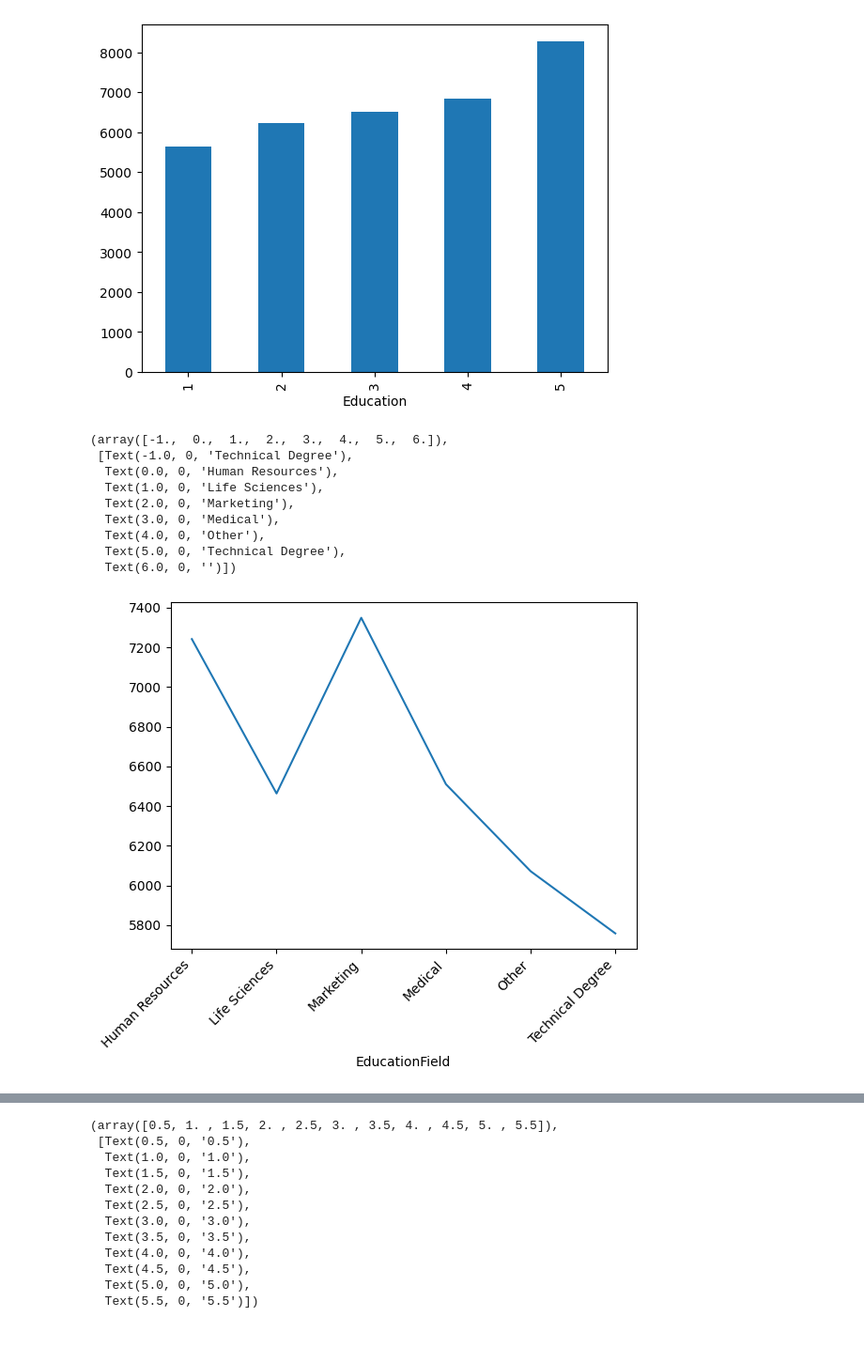
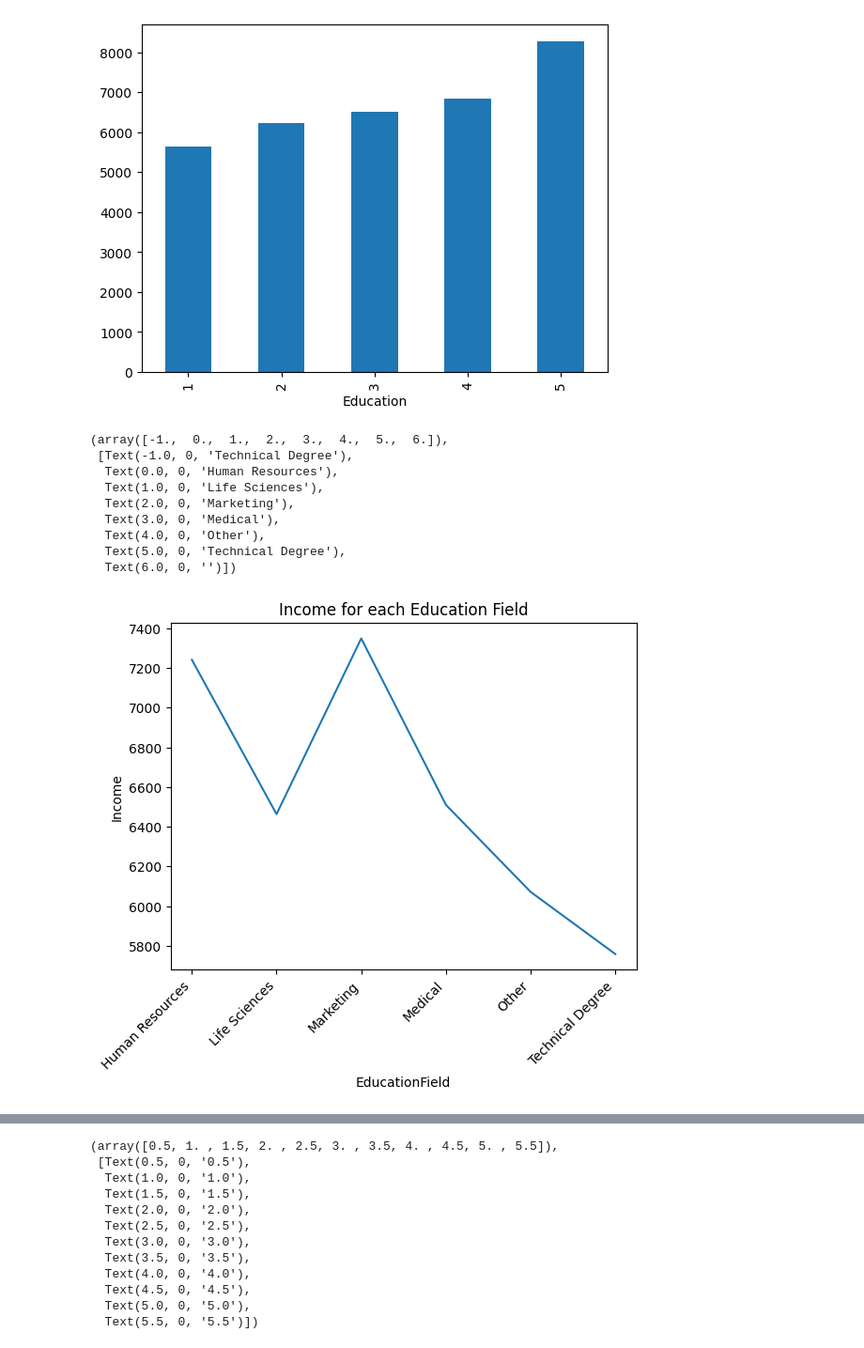
Before and after one commit to remiljw/Capstone-Employee-Churn, a Jupyter notebook: EDA/CAPSTONE.ipynb, the cells around one changed output, grey strips where cells are left out. Shown at 94% size. Saved outputs shown, nothing was run; the diff lists cells and outputs as text; code cells hidden in the pictures.

```diff
--- a/EDA/CAPSTONE.ipynb
+++ b/EDA/CAPSTONE.ipynb
@@ -180,10 +180,11 @@ Y       80             1                1470
 Name: count, dtype: int64
 # %%
 # Fix: Drop the 'Over18' column by name and specify axis=1
-df = df.drop('Over18', axis=1)
-df = df.drop('StandardHours', axis=1)
-df = df.drop('EmployeeCount', axis=1)
-df = df.drop('EmployeeNumber', axis=1)
+#f = df.drop('Over18', axis=1)
+#df = df.drop('StandardHours', axis=1)
+#df = df.drop('EmployeeCount', axis=1)
+#df = df.drop('EmployeeNumber', axis=1)
+df = df.drop(['EmployeeCount', 'StandardHours', 'Over18', 'EmployeeNumber'], axis=1)
 # %%
 attrition_palette = {'No': 'steelblue', 'Yes': 'red'}
 
@@ -616,20 +647,22 @@ aux_var.mean().plot(kind='bar')
 <Axes: xlabel='Education'>
 [figure]
 # %%
-aux_var = df.groupby('EducationField')['MonthlyIncome']
-aux_var.mean().plot()
+aux_var = df.groupby('EducationField')['MonthlyIncome'].mean()
+ax = aux_var.plot()
+ax.set_title('Income for each Education Field')
+ax.set_ylabel('Income')
 plt.xticks(rotation=45, ha='right')
 # %% [output]
 (array([-1.,  0.,  1.,  2.,  3.,  4.,  5.,  6.]),
  [Text(-1.0, 0, 'Technical Degree'),
   Text(0.0, 0, 'Human Resources'),
   Text(1.0, 0, 'Life Sciences'),
   Text(2.0, 0, 'Marketing'),
   Text(3.0, 0, 'Medical'),
   Text(4.0, 0, 'Other'),
   Text(5.0, 0, 'Technical Degree'),
   Text(6.0, 0, '')])
-[figure, old version]
+[figure, new version]
 # %%
 aux_MKT = df[df['EducationField']=='Marketing'].groupby('Education')['MonthlyIncome'].mean()
 aux_HR = df[df['EducationField']=='Human Resources'].groupby('Education')['MonthlyIncome'].mean()
```
Also changed, not shown: parts of 14 cells of this notebook.
